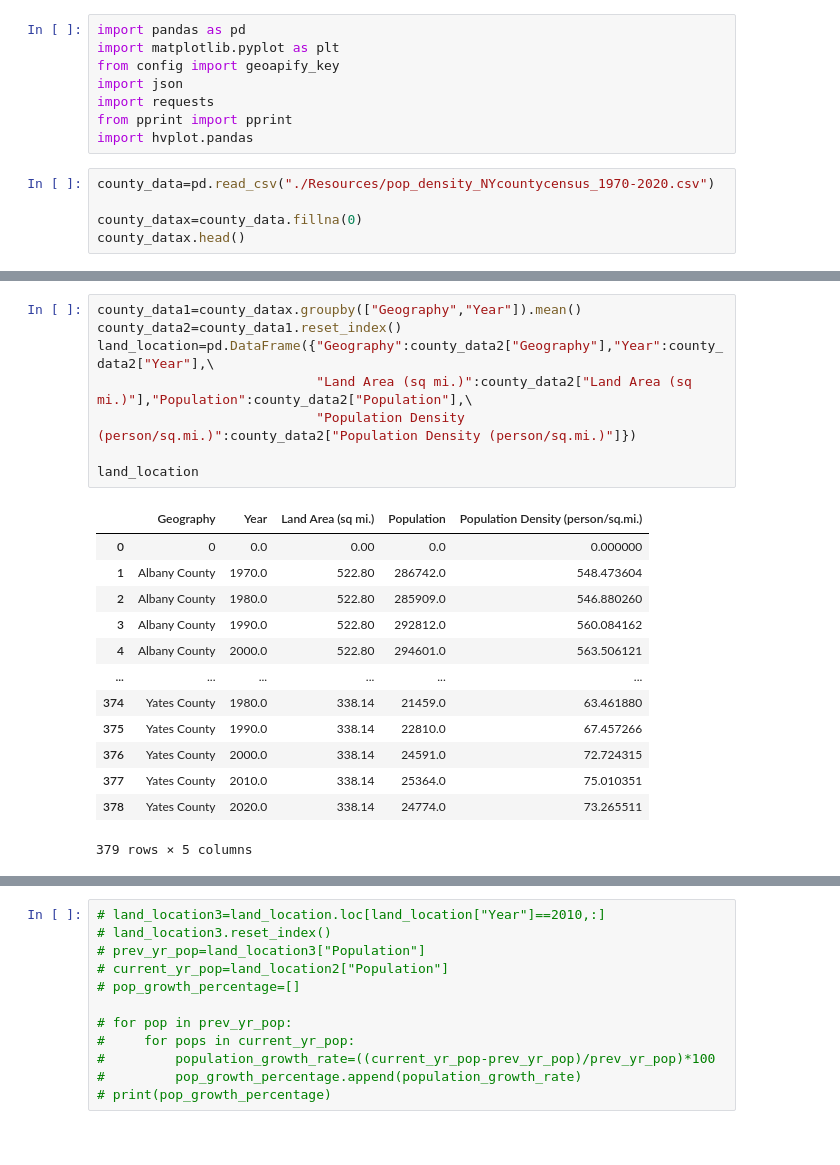
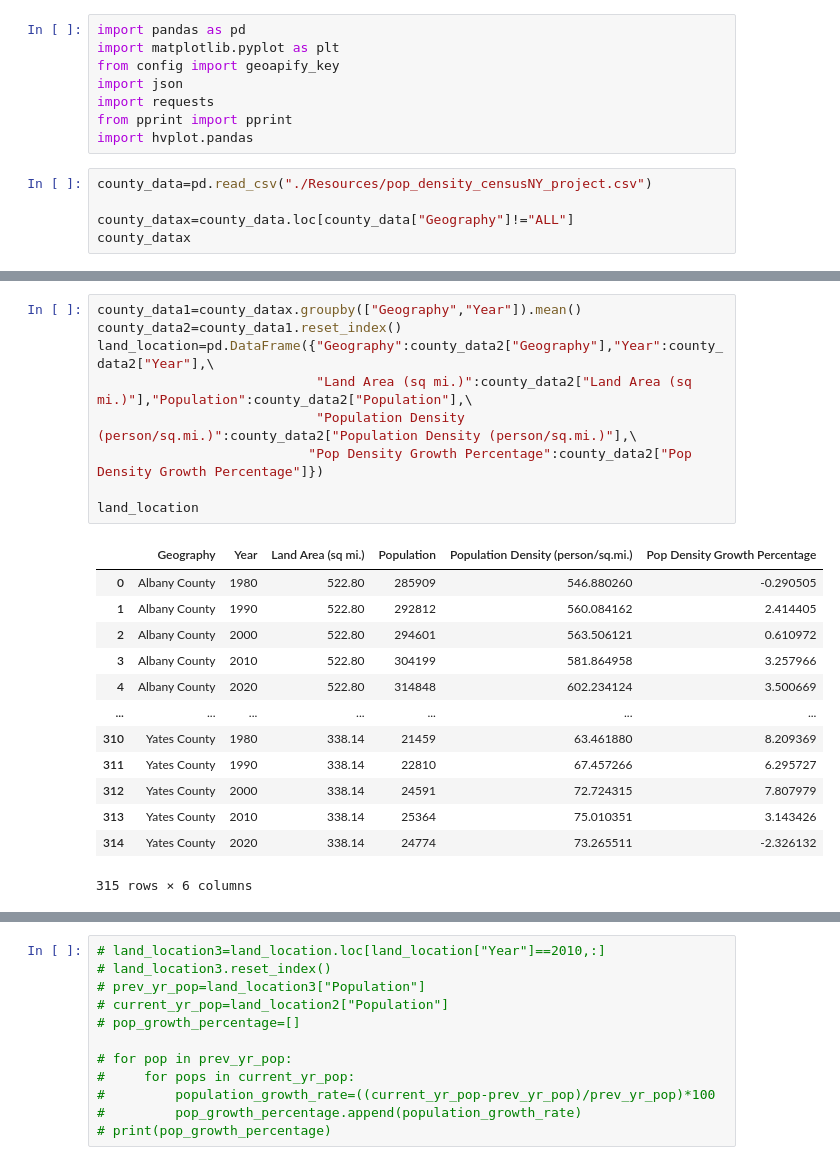
Before and after one commit to zmoloci/Project-1-Group-6, a Jupyter notebook: heatmap.ipynb, the cells around one changed output, grey strips where cells are left out. Saved outputs shown, nothing was run; the diff lists cells and outputs as text.

```diff
--- a/heatmap.ipynb
+++ b/heatmap.ipynb
@@ -7,9 +7,9 @@ import requests
 from pprint import pprint
 import hvplot.pandas
 # %%
-county_data=pd.read_csv("./Resources/pop_density_NYcountycensus_1970-2020.csv")
+county_data=pd.read_csv("./Resources/pop_density_censusNY_project.csv")
 
-county_datax=county_data.fillna(0)
-county_datax.head()
+county_datax=county_data.loc[county_data["Geography"]!="ALL"]
+county_datax
 # %% [output]
 |  | FIPS Code | Geography | Year | Program Type | Population | County | Land Area (sq mi.) | ... |
@@ -21,25 +28,26 @@ county_datax.head()
 # %%
 county_data1=county_datax.groupby(["Geography","Year"]).mean()
 county_data2=county_data1.reset_index()
 land_location=pd.DataFrame({"Geography":county_data2["Geography"],"Year":county_data2["Year"],\
                             "Land Area (sq mi.)":county_data2["Land Area (sq mi.)"],"Population":county_data2["Population"],\
-                            "Population Density (person/sq.mi.)":county_data2["Population Density (person/sq.mi.)"]})
+                            "Population Density (person/sq.mi.)":county_data2["Population Density (person/sq.mi.)"],\
+                           "Pop Density Growth Percentage":county_data2["Pop Density Growth Percentage"]})
 
 land_location
 # %% [output]
-|  | Geography | Year | Land Area (sq mi.) | Population | Population Density (person/sq.mi.) |
-| 0 | 0 | 0.0 | 0.00 | 0.0 | 0.000000 |
-| 1 | Albany County | 1970.0 | 522.80 | 286742.0 | 548.473604 |
-| 2 | Albany County | 1980.0 | 522.80 | 285909.0 | 546.880260 |
-| 3 | Albany County | 1990.0 | 522.80 | 292812.0 | 560.084162 |
-| 4 | Albany County | 2000.0 | 522.80 | 294601.0 | 563.506121 |
-| ... | ... | ... | ... | ... | ... |
-| 374 | Yates County | 1980.0 | 338.14 | 21459.0 | 63.461880 |
-| 375 | Yates County | 1990.0 | 338.14 | 22810.0 | 67.457266 |
-| 376 | Yates County | 2000.0 | 338.14 | 24591.0 | 72.724315 |
-| 377 | Yates County | 2010.0 | 338.14 | 25364.0 | 75.010351 |
-| 378 | Yates County | 2020.0 | 338.14 | 24774.0 | 73.265511 |
+|  | Geography | Year | Land Area (sq mi.) | Population | Population Density (person/sq.mi.) | Pop Density Growth Percentage |
+| 0 | Albany County | 1980 | 522.80 | 285909 | 546.880260 | -0.290505 |
+| 1 | Albany County | 1990 | 522.80 | 292812 | 560.084162 | 2.414405 |
+| 2 | Albany County | 2000 | 522.80 | 294601 | 563.506121 | 0.610972 |
+| 3 | Albany County | 2010 | 522.80 | 304199 | 581.864958 | 3.257966 |
+| 4 | Albany County | 2020 | 522.80 | 314848 | 602.234124 | 3.500669 |
+| ... | ... | ... | ... | ... | ... | ... |
+| 310 | Yates County | 1980 | 338.14 | 21459 | 63.461880 | 8.209369 |
+| 311 | Yates County | 1990 | 338.14 | 22810 | 67.457266 | 6.295727 |
+| 312 | Yates County | 2000 | 338.14 | 24591 | 72.724315 | 7.807979 |
+| 313 | Yates County | 2010 | 338.14 | 25364 | 75.010351 | 3.143426 |
+| 314 | Yates County | 2020 | 338.14 | 24774 | 73.265511 | -2.326132 |
-379 rows × 5 columns
+315 rows × 6 columns
 # %%
 url="https://api.geoapify.com/v1/geocode/search?"
 
```
Also changed, not shown: parts of 7 cells of this notebook, 3 other files.
